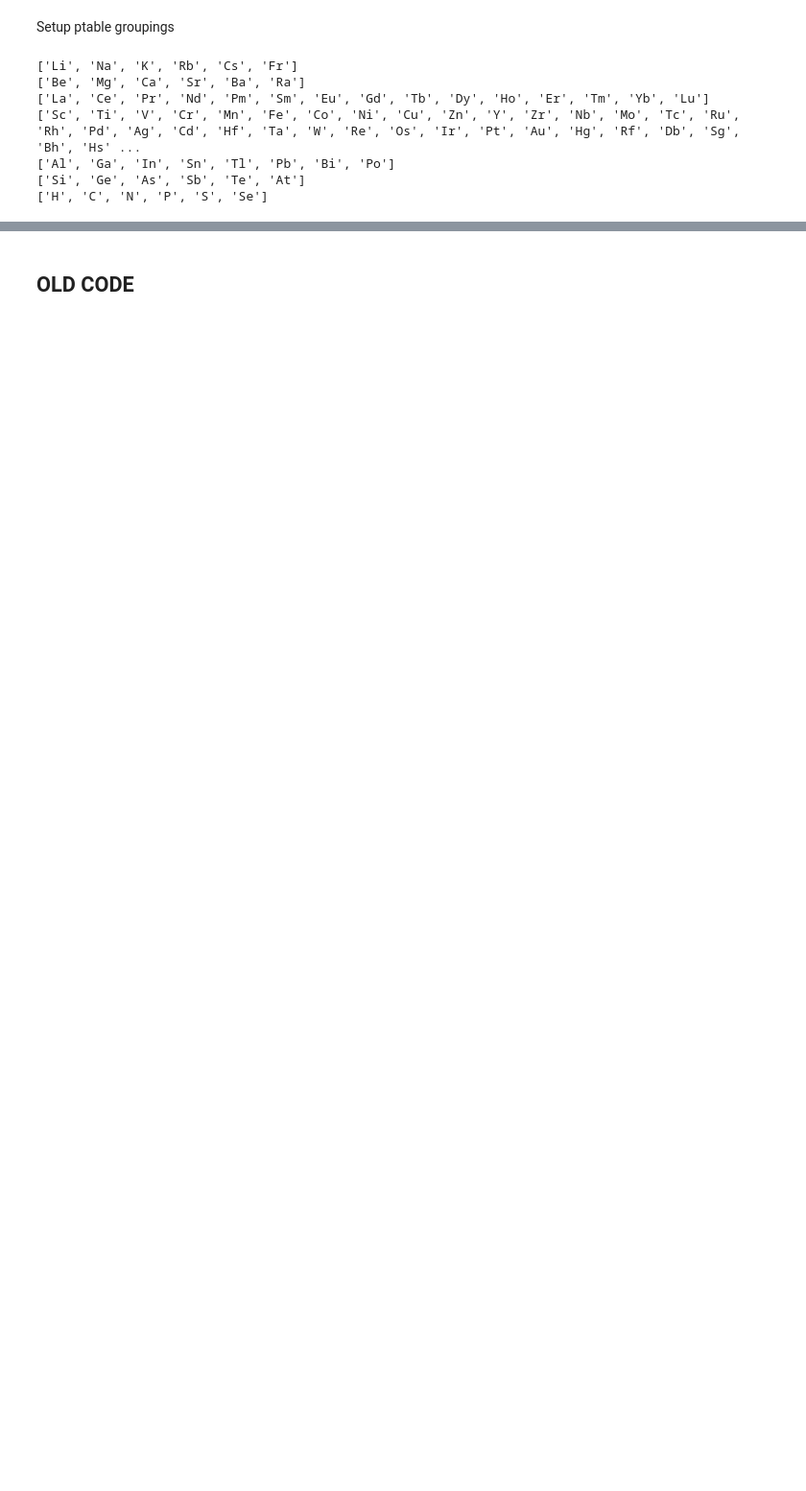
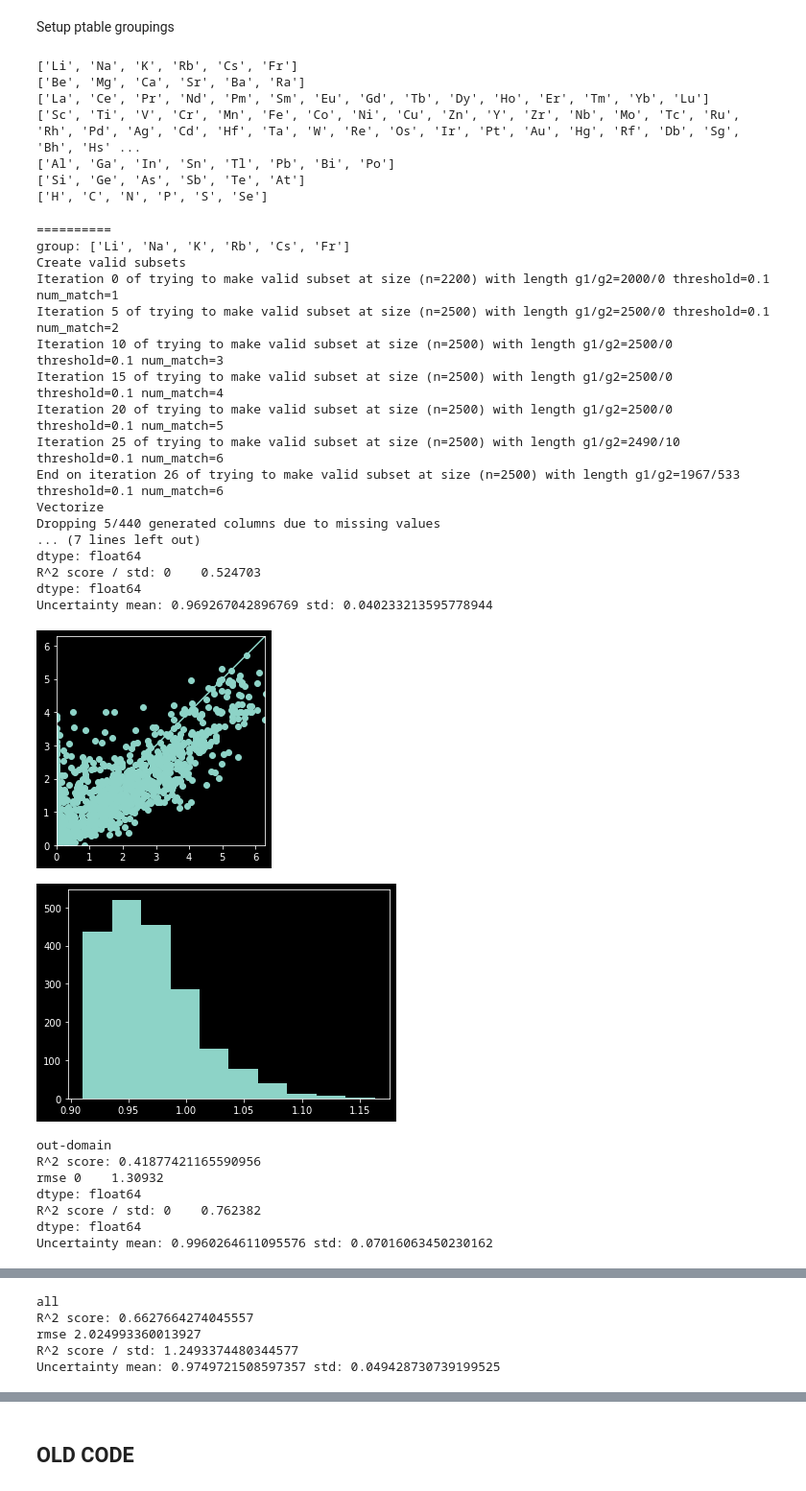
Before and after one commit to uw-cmg/MAST-ML, a Jupyter notebook: Pickle.ipynb, the cells around one changed output, grey strips where cells are left out. Shown at 96% size. Saved outputs shown, nothing was run; the diff lists cells and outputs as text; code cells hidden in the pictures; blank space fills up the shorter version.

```diff
--- a/Pickle.ipynb
+++ b/Pickle.ipynb
@@ -457,10 +399,38 @@ print(*ptable_groups, sep="\n")
 ['H', 'C', 'N', 'P', 'S', 'Se']
 # %%
 
-# TODO: Run on all groupings (1h+)
-for group in ptable_groups:
+# TODO: Run on multiple random subsets and aggregate results
+for i, group in enumerate(ptable_groups):
     print("="*10)
     print(f"group: {group}")
-    # TODO: Add functionality to handle arrays of elements to test_domain so I can do more advanced groupings
-    test_domain(comp_zip_y, n = 2000, element = group, threshold = 0, min_train_group = 500)
+    test_domain(comp_zip_y, n=2000, element=group, threshold=0.1, min_train_group=300, min_test_group=300, max_n=2500, dynamic_threhold=False, dynamic_match=True)
     print("="*10)
+    if i > 1:  # Only for testing
+        break
+# %% [output]
+==========
+group: ['Li', 'Na', 'K', 'Rb', 'Cs', 'Fr']
+Create valid subsets
+Iteration 0 of trying to make valid subset at size (n=2200) with length g1/g2=2000/0 threshold=0.1 num_match=1
+Iteration 5 of trying to make valid subset at size (n=2500) with length g1/g2=2500/0 threshold=0.1 num_match=2
+Iteration 10 of trying to make valid subset at size (n=2500) with length g1/g2=2500/0 threshold=0.1 num_match=3
+Iteration 15 of trying to make valid subset at size (n=2500) with length g1/g2=2500/0 threshold=0.1 num_match=4
+Iteration 20 of trying to make valid subset at size (n=2500) with length g1/g2=2500/0 threshold=0.1 num_match=5
+Iteration 25 of trying to make valid subset at size (n=2500) with length g1/g2=2490/10 threshold=0.1 num_match=6
+End on iteration 26 of trying to make valid subset at size (n=2500) with length g1/g2=1967/533 threshold=0.1 num_match=6
+Vectorize
+Dropping 5/440 generated columns due to missing values
+... (7 lines left out)
+dtype: float64
+R^2 score / std: 0    0.524703
+dtype: float64
+Uncertainty mean: 0.969267042896769 std: 0.040233213595778944
+[figure, added]
+[figure, added]
+out-domain
+R^2 score: 0.41877421165590956
+rmse 0    1.30932
+dtype: float64
+R^2 score / std: 0    0.762382
+dtype: float64
+Uncertainty mean: 0.9960264611095576 std: 0.07016063450230162
@@ -466,0 +439,5 @@ for group in ptable_groups:
+all
+R^2 score: 0.6627664274045557
+rmse 2.024993360013927
+R^2 score / std: 1.2493374480344577
+Uncertainty mean: 0.9749721508597357 std: 0.049428730739199525
```
Also changed, not shown: parts of 9 cells of this notebook.
